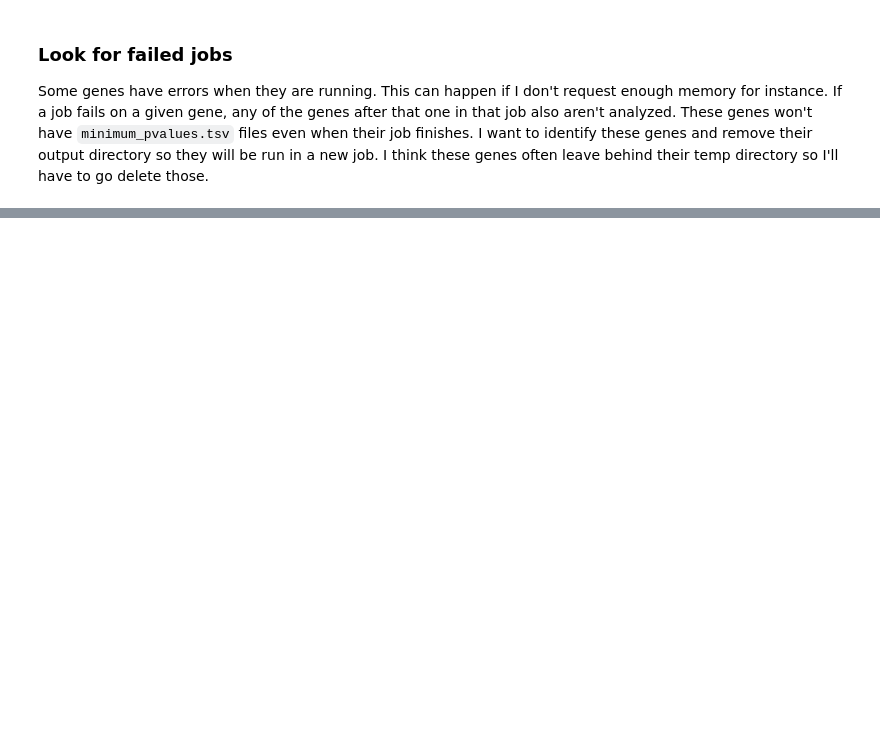
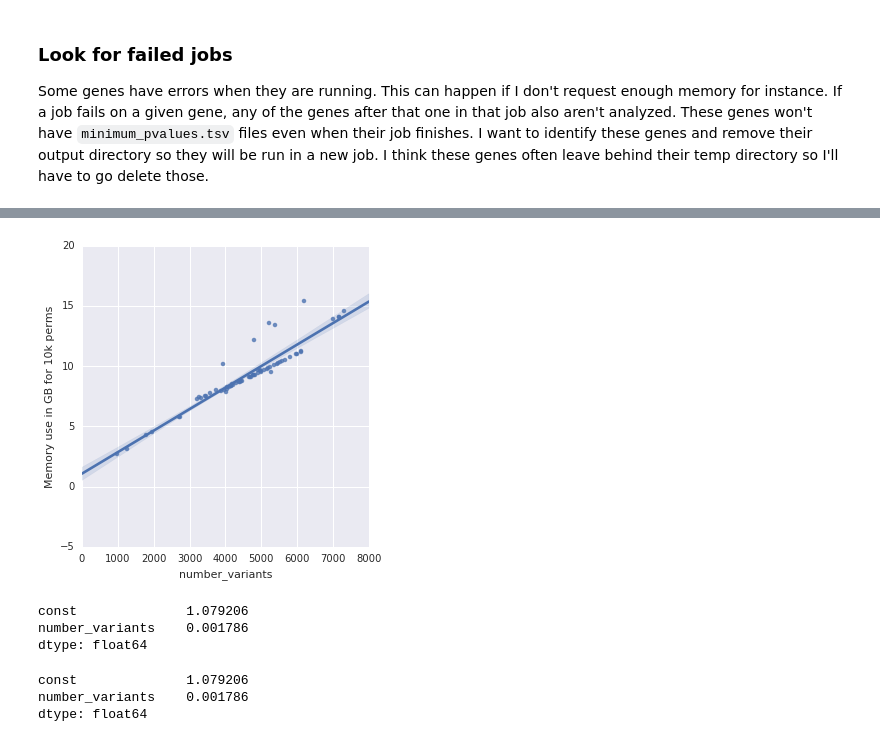
Before and after one commit to frazer-lab/cardips-ipsc-eqtl, a Jupyter notebook: notebooks/Run eQTL Analysis.ipynb, the cells around one changed output, grey strips where cells are left out. Drawn from its saved outputs; the diff is of its cells as text; code cells hidden in the pictures; blank space fills up the shorter version.

```diff
--- a/notebooks/Run eQTL Analysis.ipynb
+++ b/notebooks/Run eQTL Analysis.ipynb
@@ -223,0 +229,17 @@ and the amount of RAM needed.
+# %%
+# Write failed genes to file.
+with open(os.path.join(outdir, 'failed.txt'), 'a') as f:
+    f.write('\n'.join(genes[(genes.status == 'incomplete') & (genes.job_status == 'finished')].index) + '\n')
+
+# Remove output directories.
+dys = [os.path.join(outdir, 'results', g) for g in
+       genes[(genes.status == 'incomplete') & (genes.job_status == 'finished')].index]
+c = 'rm -r {}'.format(' '.join(dys))
+subprocess.check_call(c, shell=True)
+
+# Delete temp directories if they exist.
+dys = ['/dev/shm/{}'.format(g) for g in
+       genes[(genes.status == 'incomplete') & (genes.job_status == 'finished')].index]
+s = ' ; '.join(['if [ -d "{0}" ]; then rm -r {0} ; fi'.format(dy) for dy in dys])
+c = 'pdsh -g n "{}"'.format(s)
+subprocess.check_call(c, shell=True)
@@ -223,0 +307,6 @@ and the amount of RAM needed.
+# %%
+while os.path.exists('/frazer01/home/cdeboever/mark.txt'):
+    time.sleep(60)
+    job_info = make_job_info(job_info)
+# %%
+job_info = make_job_info(job_info)
@@ -223,0 +317,5 @@ and the amount of RAM needed.
+# %%
+t = job_info.dropna()
+t['mem_use_norm'] = t.mem_use / t.number_perms.astype(float) * 10
+t = t[t.killed == False]
+t.shape
@@ -223,0 +329,5 @@ and the amount of RAM needed.
+# %%
+sns.lmplot(x='number_variants', y='mem_use_norm', data=t)
+plt.ylabel('Memory use in GB for 10k perms');
+# %% [output]
+[figure, added]
@@ -223,0 +342,12 @@ and the amount of RAM needed.
+# %%
+results.params
+# %% [output]
+const              1.079206
+number_variants    0.001786
+dtype: float64
+# %%
+results.params
+# %% [output]
+const              1.079206
+number_variants    0.001786
+dtype: float64
```
Also changed, not shown: parts of 26 cells of this notebook, 1 other file.
